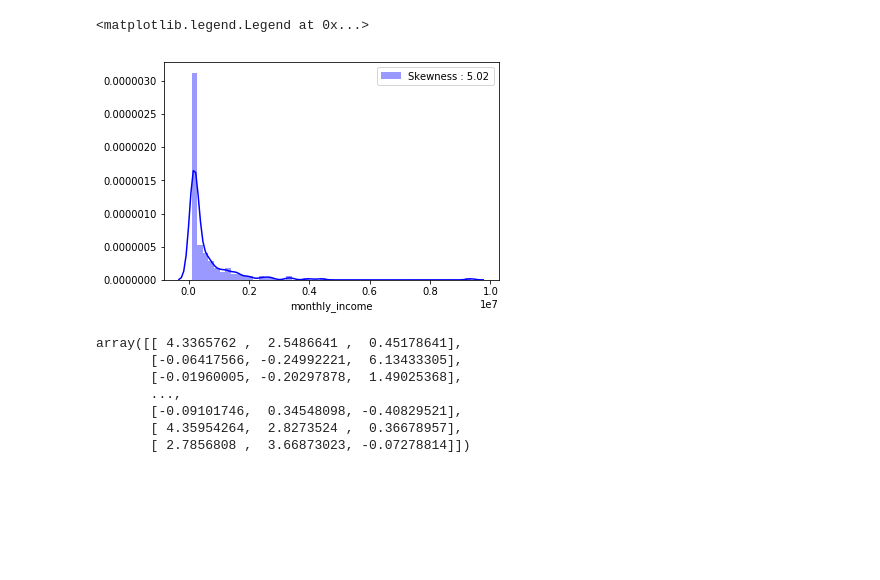
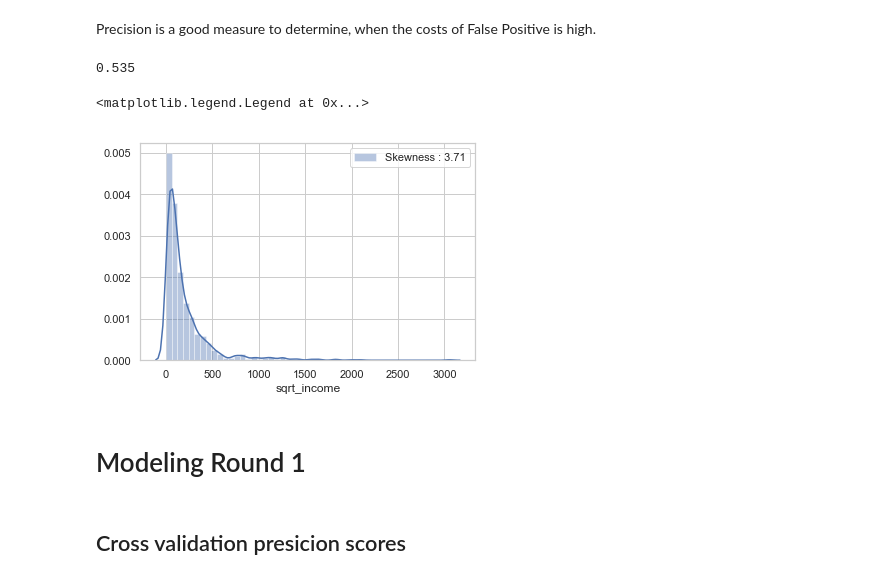
Before and after one commit to reneang17/fintech-demo, a Jupyter notebook: Model_dataset_A.ipynb, the cells around one changed output. Cells and saved outputs as stored; diff of their text form; code cells hidden in the pictures; blank space fills up the shorter version.

Commit message:
Almost completed end-to-end analysis of first data set, this will serve as model template

```diff
--- a/Model_dataset_A.ipynb
+++ b/Model_dataset_A.ipynb
@@ -32,35 +49,43 @@ import warnings
 def ignore_warn(*args, **kwargs):
     pass
 warnings.warn = ignore_warn #ignore sklearn/seaborn deprecation warning
+# %% [markdown]
+Precision is a good measure to determine, when the costs of False Positive is high.
 # %%
 df= pd.read_csv('./dataset/users.csv')
 
 df.set_index('id', inplace=True) #set id as df index
 
-# New feature ratio_outcome_income
+# New features
+
+#ratio_outcome_income
 df['ratio_outcome_income']= df['monthly_income']/df['monthly_outcome']
+
+#sqrt
+df['sqrt_income']= df['monthly_income']**(1/2)
+df['sqrt_outcome']= df['monthly_outcome']**(1/2)
+
+#log
+df['log_income']= df['monthly_income'].map(lambda i: np.log(i))
+df['log_outcome']= df['monthly_outcome'].map(lambda i: np.log(i))
 # %%
 # Split target feature
 
 X = df.drop(labels = ["class"],axis = 1)
 y = df['class']
+
+#There is not imbalance between class 1 and class 0.
+(df['class'].sum())/ (df['class'].count())
+# %% [output]
+0.535
 # %%
 # The features does not follow a normal distrubtion,
 # i.e. wealth is not normally distributed.
 # Hence below we first focus on models that do not make such assumption.
 temp=df[(df['monthly_income'] >100000) ]['monthly_income']
+temp=df['sqrt_income']
 
 sns.distplot(temp, color="b", label="Skewness : %.2f"%(temp.skew())).legend(loc="best")
 # %% [output]
 <matplotlib.legend.Legend at 0x...>
-[figure, old version]
+[figure, new version]
-# %%
-robustscaled_X
-# %% [output]
-array([[ 4.3365762 ,  2.5486641 ,  0.45178641],
-       [-0.06417566, -0.24992221,  6.13433305],
-       [-0.01960005, -0.20297878,  1.49025368],
-       ...,
-       [-0.09101746,  0.34548098, -0.40829521],
-       [ 4.35954264,  2.8273524 ,  0.36678957],
-       [ 2.7856808 ,  3.66873023, -0.07278814]])
@@ -71,0 +100,2 @@ kfold = StratifiedKFold(n_splits=8,shuffle=True, random_state=42)
+# %% [markdown]
+# Modeling Round 1
@@ -71,0 +135,2 @@ kfold = StratifiedKFold(n_splits=8,shuffle=True, random_state=42)
+# %% [markdown]
+## Cross validation presicion scores
```
Also changed, not shown: parts of 27 cells of this notebook.
